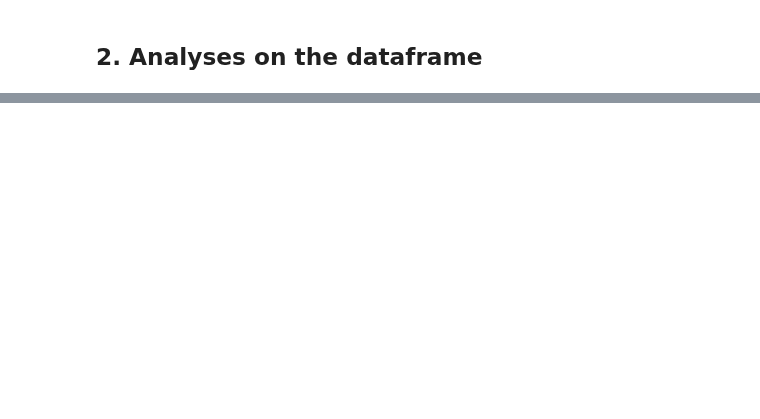
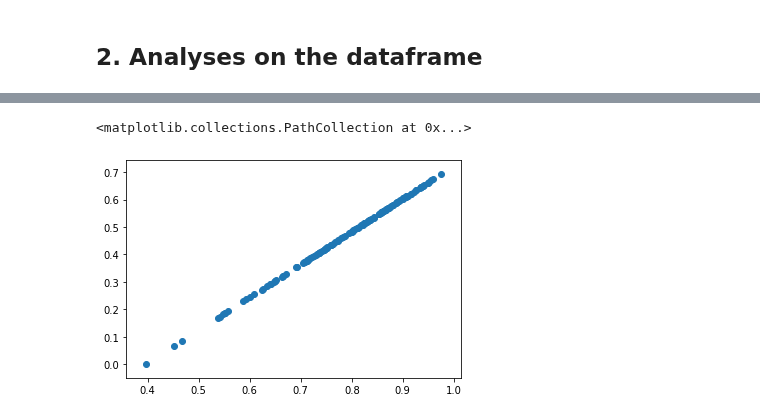
Before and after one commit to AuroreSupiot/WorldHappiness, a Jupyter notebook: Project Happiness - draft Aurore.ipynb, the cells around one changed output, grey strips where cells are left out. Saved outputs shown, nothing was run; the diff lists cells and outputs as text; code cells hidden in the pictures; blank space fills up the shorter version.

```diff
--- a/Project Happiness - draft Aurore.ipynb
+++ b/Project Happiness - draft Aurore.ipynb
@@ -307,0 +325,5 @@ plt.plot(df['Healthy life expectancy'],df['Explained by: Healthy life expectancy
+# %%
+plt.scatter(df['Freedom to make life choices'],df['Explained by: Freedom to make life choices'])
+# %% [output]
+<matplotlib.collections.PathCollection at 0x...>
+[figure, added]
```
Also changed, not shown: parts of 15 cells of this notebook, 1 other file.
